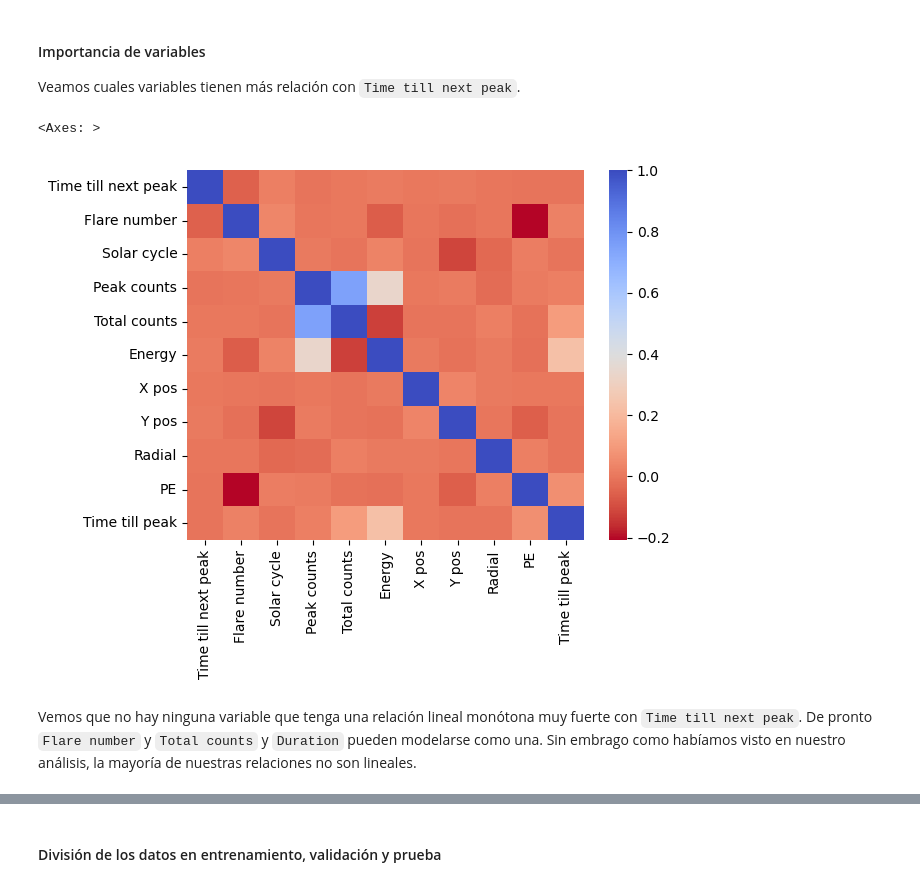
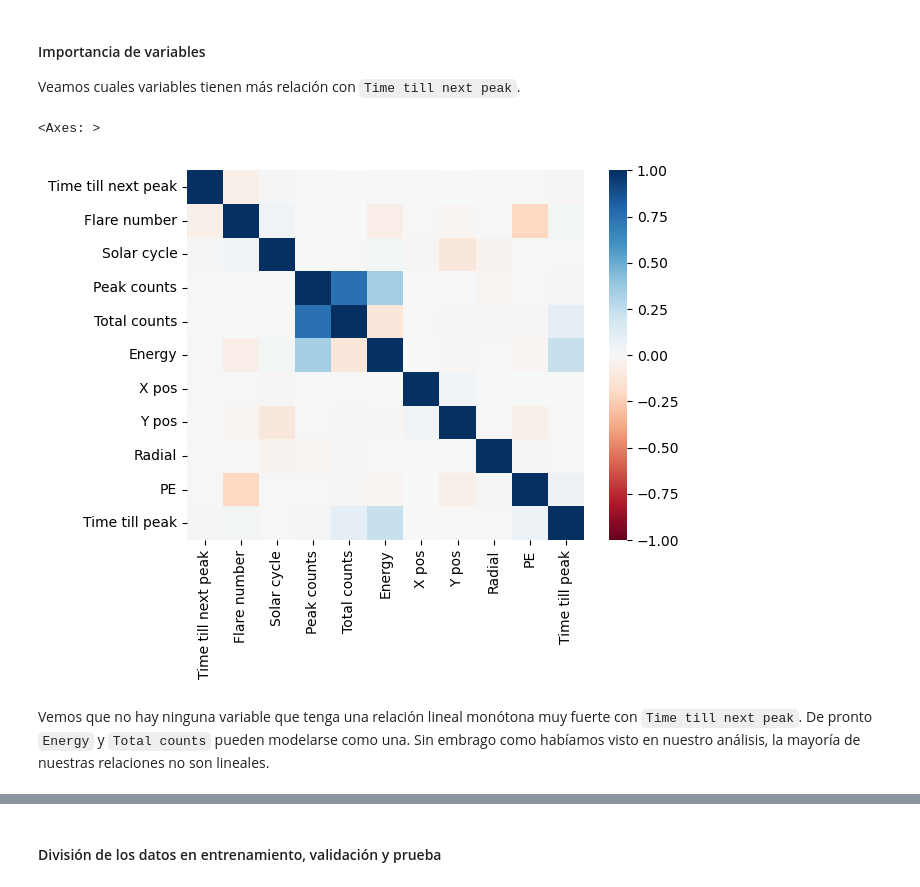
Before and after one commit to WonderfulAme/solar-flares, a Jupyter notebook: Notebook.ipynb, the cells around one changed output, grey strips where cells are left out. Saved outputs shown, nothing was run; the diff lists cells and outputs as text; code cells hidden in the pictures.

```diff
--- a/Notebook.ipynb
+++ b/Notebook.ipynb
@@ -664,46 +664,52 @@ Vemos que en compraración a las gráficas de análisis de cada variable, ya las
 #### Importancia de variables
 Veamos cuales variables tienen más relación con `Time till next peak`.
 # %%
+import seaborn as sns
+import pandas as pd
+import numpy as np
 from sklearn.linear_model import LinearRegression
 from scipy.stats import pearsonr
-import numpy as np
 
-corr = data.corr()
+# Assuming 'data' is your DataFrame containing the feature data
+# and 'corr' is the correlation matrix calculated previously
 
+# Calculate partial correlations
 feature_num = data.shape[1]
 feature_name = data.columns
 partial_corr_matrix = np.zeros((feature_num, feature_num))
 for i in range(feature_num):
     x1 = data.iloc[:, i]
     for j in range(feature_num):
         if i == j:
             partial_corr_matrix[i, j] = 1
         elif j < i:
             partial_corr_matrix[i, j] = partial_corr_matrix[j, i]
         else:
             x2 = data.iloc[:, j]
             df_control = data.drop(columns=[feature_name[i], feature_name[j]], axis=1)
             L = LinearRegression().fit(df_control, x1)
             Lx = L.predict(df_control)
             x1_prime = x1 - Lx
 
             L = LinearRegression().fit(df_control, x2)
             Lx = L.predict(df_control)
             x2_prime = x2 - Lx
             partial_corr_matrix[i, j] = pearsonr(x1_prime, x2_prime)[0]
+
+# Create a DataFrame from the partial correlation matrix
 corrp = pd.DataFrame(partial_corr_matrix, columns=corr.columns)
-### Verla como heatmap
-import seaborn as sns
 
-# plot the heatmap
+# Plot the heatmap with a different color palette
 sns.heatmap(corrp,
-        xticklabels=corr.columns,
-        yticklabels=corr.columns, cmap='coolwarm_r')
+            xticklabels=corr.columns,
+            yticklabels=corr.columns,
+            cmap='RdBu',  # Choose a different color palette, for example 'viridis'
+            vmin=-1, vmax=1)  # Set the range from -1 to 1 for the color scale
 # %% [output]
 <Axes: >
-[figure, old version]
+[figure, new version]
 # %% [markdown]
-Vemos que no hay ninguna variable que tenga una relación lineal monótona muy fuerte con `Time till next peak`. De pronto `Flare number` y `Total counts` y `Duration` pueden modelarse como una. Sin embrago como habíamos visto en nuestro análisis, la mayoría de nuestras relaciones no son lineales.
+Vemos que no hay ninguna variable que tenga una relación lineal monótona muy fuerte con `Time till next peak`. De pronto `Energy` y `Total counts` pueden modelarse como una. Sin embrago como habíamos visto en nuestro análisis, la mayoría de nuestras relaciones no son lineales.
 # %%
 import matplotlib.pyplot as plt
 import seaborn as sns
```
Also changed, not shown: parts of 63 cells of this notebook, 2 other files.
